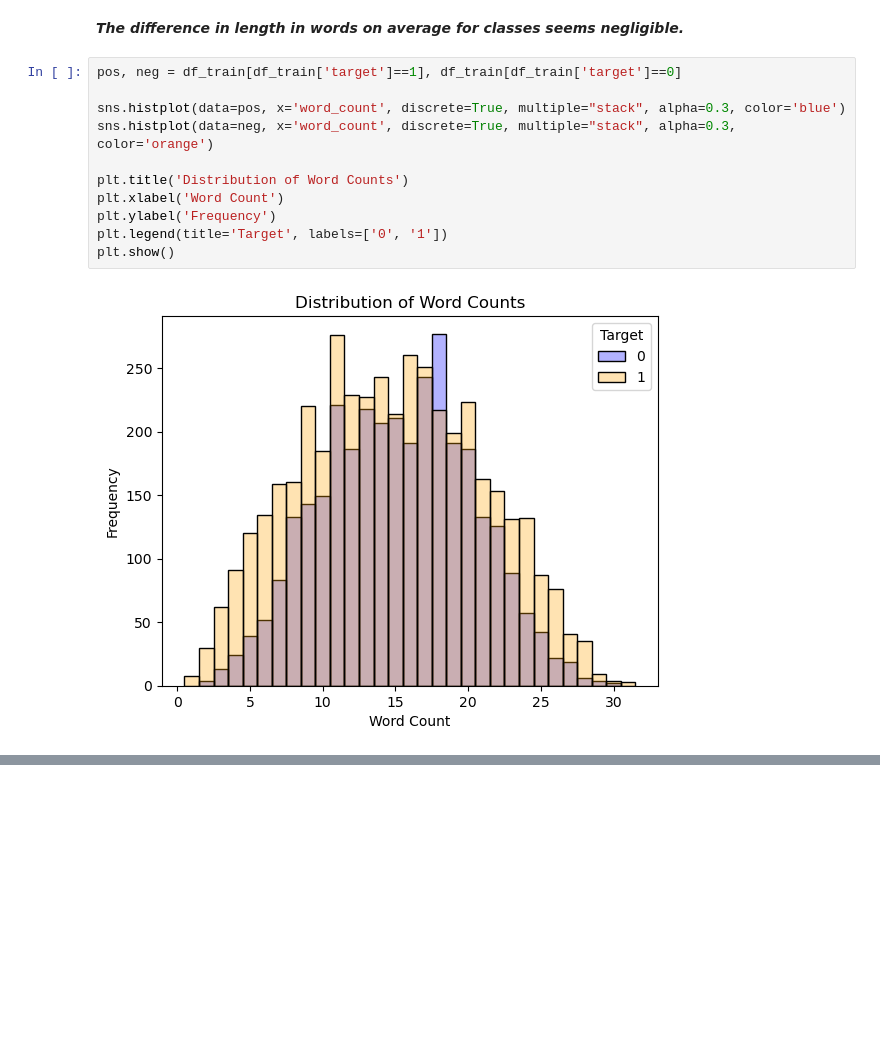
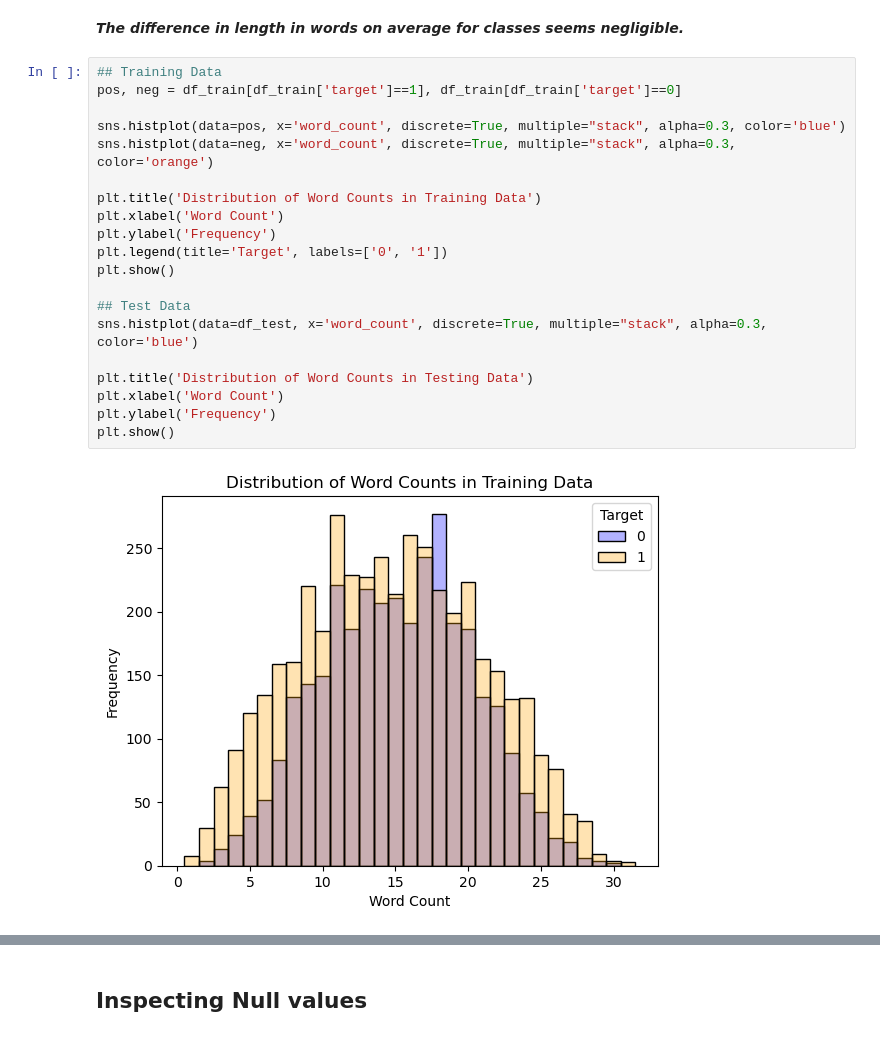
Before and after one commit to kristopher-smith/RNN_Disaster-Tweets, a Jupyter notebook: rnn-for-disaster-tweet-classification.ipynb, the cells around one changed output, grey strips where cells are left out. Drawn from its saved outputs; the diff is of its cells as text; blank space fills up the shorter version.

```diff
--- a/rnn-for-disaster-tweet-classification.ipynb
+++ b/rnn-for-disaster-tweet-classification.ipynb
@@ -290,15 +306,24 @@ Positive class tweets on average contain 0.03% more words.
 # %% [markdown]
 ***The difference in length in words on average for classes seems negligible.***
 # %%
+## Training Data
 pos, neg = df_train[df_train['target']==1], df_train[df_train['target']==0]
 
 sns.histplot(data=pos, x='word_count', discrete=True, multiple="stack", alpha=0.3, color='blue')
 sns.histplot(data=neg, x='word_count', discrete=True, multiple="stack", alpha=0.3, color='orange')
 
-plt.title('Distribution of Word Counts')
+plt.title('Distribution of Word Counts in Training Data')
 plt.xlabel('Word Count')
 plt.ylabel('Frequency')
 plt.legend(title='Target', labels=['0', '1'])
 plt.show()
+
+## Test Data
+sns.histplot(data=df_test, x='word_count', discrete=True, multiple="stack", alpha=0.3, color='blue')
+
+plt.title('Distribution of Word Counts in Testing Data')
+plt.xlabel('Word Count')
+plt.ylabel('Frequency')
+plt.show()
 # %% [output]
-[figure, old version]
+[figure, new version]
@@ -304,0 +331,2 @@ plt.show()
+# %% [markdown]
+## Inspecting Null values
```
Also changed, not shown: parts of 8 cells of this notebook.
